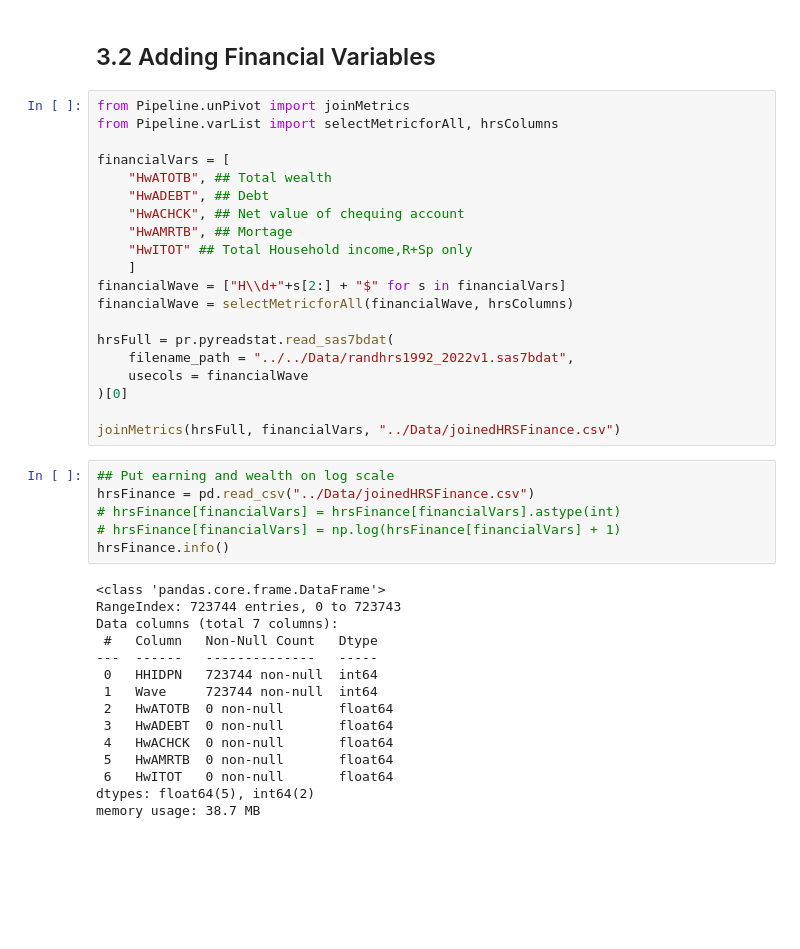
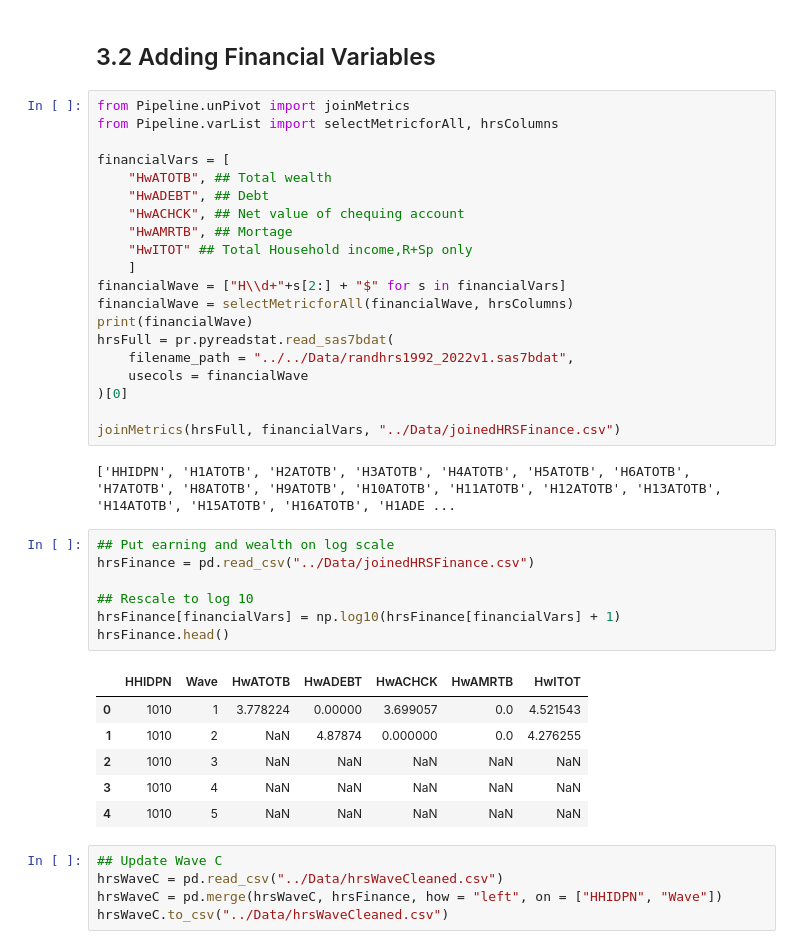
Before and after one commit to Owen-Darkhorse/Inter-Univer-Health-Data, a Jupyter notebook: Code/240615-Preproc-Pipeline.ipynb, the cells around one changed output. Saved outputs shown, nothing was run; the diff lists cells and outputs as text; blank space fills up the shorter version.

Commit message:
Add financial variables to the cleaned data set

```diff
--- a/Code/240615-Preproc-Pipeline.ipynb
+++ b/Code/240615-Preproc-Pipeline.ipynb
@@ -888,31 +888,31 @@ financialVars = [
     ]
 financialWave = ["H\\d+"+s[2:] + "$" for s in financialVars]
 financialWave = selectMetricforAll(financialWave, hrsColumns)
-
+print(financialWave)
 hrsFull = pr.pyreadstat.read_sas7bdat(
     filename_path = "../../Data/randhrs1992_2022v1.sas7bdat",
     usecols = financialWave
 )[0]
 
 joinMetrics(hrsFull, financialVars, "../Data/joinedHRSFinance.csv")
+# %% [output]
+['HHIDPN', 'H1ATOTB', 'H2ATOTB', 'H3ATOTB', 'H4ATOTB', 'H5ATOTB', 'H6ATOTB', 'H7ATOTB', 'H8ATOTB', 'H9ATOTB', 'H10ATOTB', 'H11ATOTB', 'H12ATOTB', 'H13ATOTB', 'H14ATOTB', 'H15ATOTB', 'H16ATOTB', 'H1ADE ...
 # %%
 ## Put earning and wealth on log scale
 hrsFinance = pd.read_csv("../Data/joinedHRSFinance.csv")
-# hrsFinance[financialVars] = hrsFinance[financialVars].astype(int)
-# hrsFinance[financialVars] = np.log(hrsFinance[financialVars] + 1)
-hrsFinance.info()
+
+## Rescale to log 10
+hrsFinance[financialVars] = np.log10(hrsFinance[financialVars] + 1)
+hrsFinance.head()
 # %% [output]
-<class 'pandas.core.frame.DataFrame'>
-RangeIndex: 723744 entries, 0 to 723743
-Data columns (total 7 columns):
- #   Column   Non-Null Count   Dtype
----  ------   --------------   -----
- 0   HHIDPN   723744 non-null  int64
- 1   Wave     723744 non-null  int64
- 2   HwATOTB  0 non-null       float64
- 3   HwADEBT  0 non-null       float64
- 4   HwACHCK  0 non-null       float64
- 5   HwAMRTB  0 non-null       float64
- 6   HwITOT   0 non-null       float64
-dtypes: float64(5), int64(2)
-memory usage: 38.7 MB
+|  | HHIDPN | Wave | HwATOTB | HwADEBT | HwACHCK | HwAMRTB | HwITOT |
+| 0 | 1010 | 1 | 3.778224 | 0.00000 | 3.699057 | 0.0 | 4.521543 |
+| 1 | 1010 | 2 | NaN | 4.87874 | 0.000000 | 0.0 | 4.276255 |
+| 2 | 1010 | 3 | NaN | NaN | NaN | NaN | NaN |
+| 3 | 1010 | 4 | NaN | NaN | NaN | NaN | NaN |
+| 4 | 1010 | 5 | NaN | NaN | NaN | NaN | NaN |
+# %%
+## Update Wave C
+hrsWaveC = pd.read_csv("../Data/hrsWaveCleaned.csv")
+hrsWaveC = pd.merge(hrsWaveC, hrsFinance, how = "left", on = ["HHIDPN", "Wave"])
+hrsWaveC.to_csv("../Data/hrsWaveCleaned.csv")
```
Also changed, not shown: parts of 2 cells of this notebook, 3 other files.
